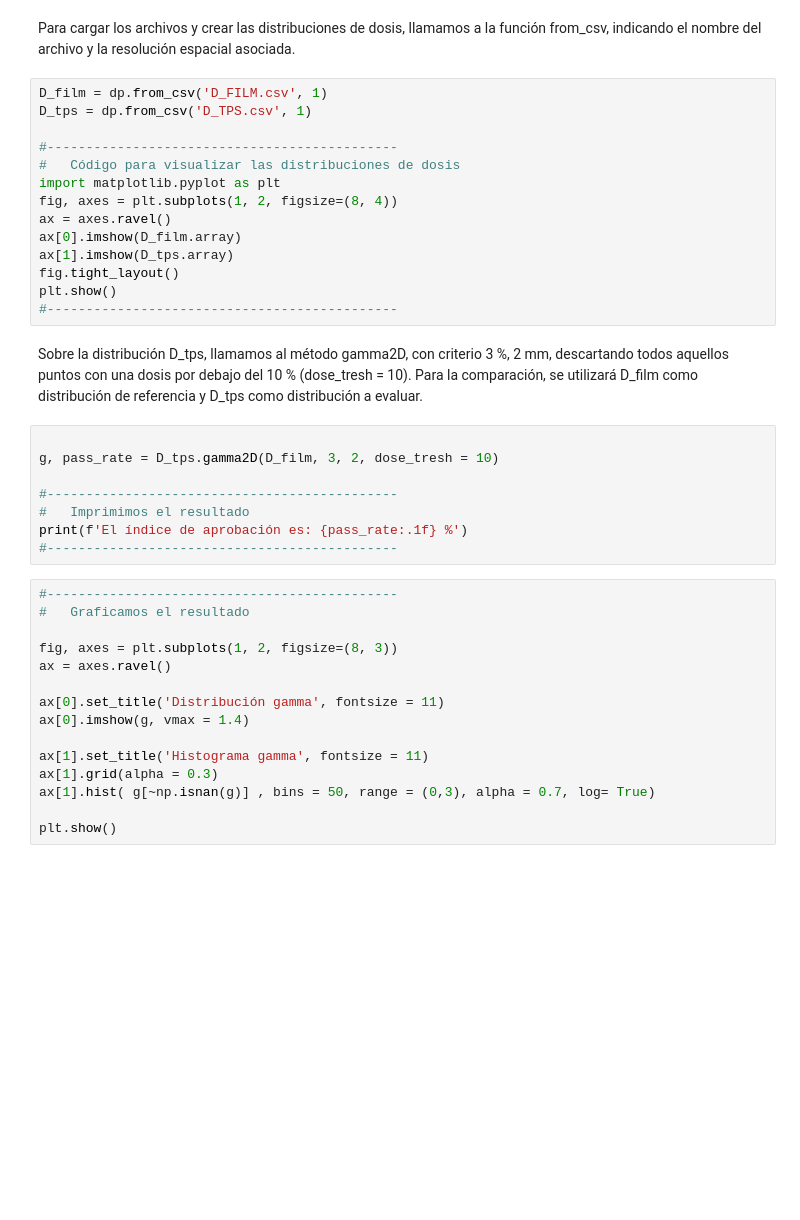
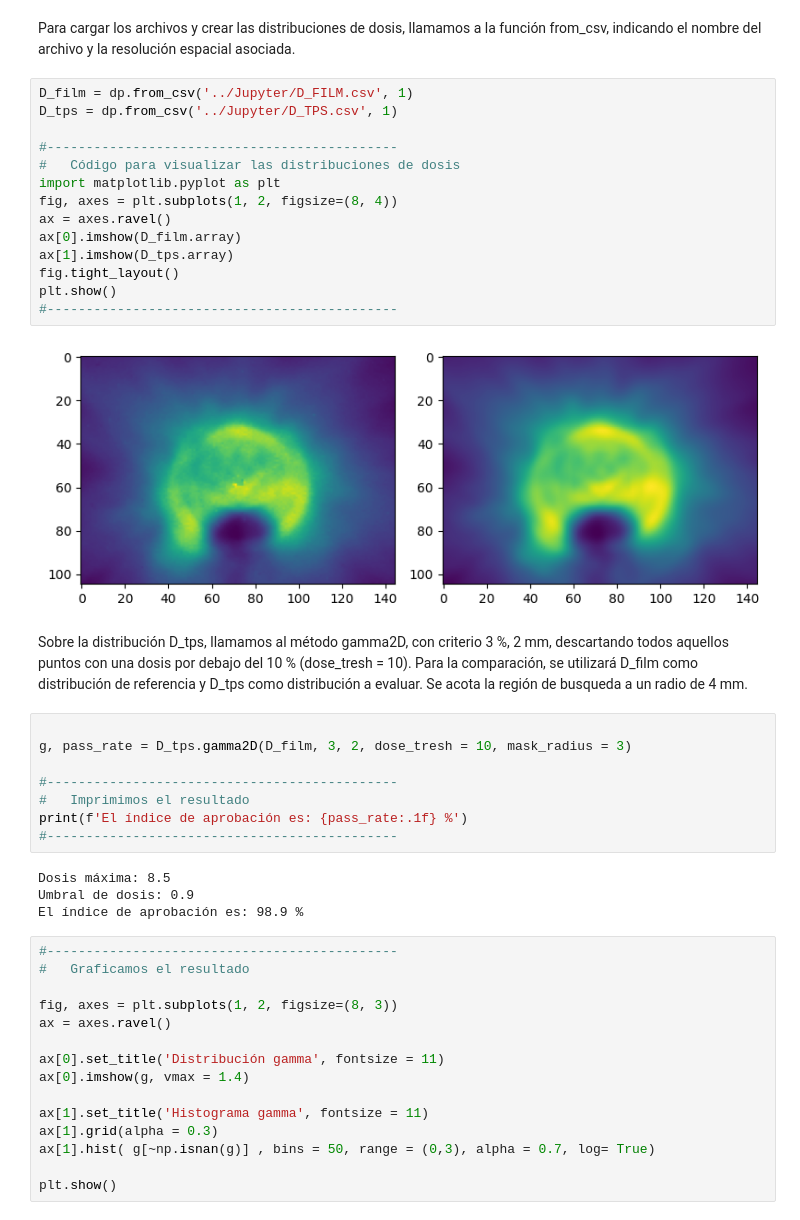
Before and after one commit to LuisOlivaresJ/Dosepy, a Jupyter notebook: docs/Jupyter_Book/JB_Dosepy_Notebook.ipynb, the cells around one changed output. Drawn from its saved outputs; the diff is of its cells as text; blank space fills up the shorter version.

```diff
--- a/docs/Jupyter_Book/JB_Dosepy_Notebook.ipynb
+++ b/docs/Jupyter_Book/JB_Dosepy_Notebook.ipynb
@@ -49,29 +78,35 @@ En Dosepy es posible cargar archivos de datos en fromato CSV (comma separate val
 # %% [markdown]
 Para cargar los archivos y crear las distribuciones de dosis, llamamos a la función from_csv, indicando el nombre del archivo y la resolución espacial asociada.
 # %%
-D_film = dp.from_csv('D_FILM.csv', 1)
-D_tps = dp.from_csv('D_TPS.csv', 1)
+D_film = dp.from_csv('../Jupyter/D_FILM.csv', 1)
+D_tps = dp.from_csv('../Jupyter/D_TPS.csv', 1)
 
 #---------------------------------------------
 #   Código para visualizar las distribuciones de dosis
 import matplotlib.pyplot as plt
 fig, axes = plt.subplots(1, 2, figsize=(8, 4))
 ax = axes.ravel()
 ax[0].imshow(D_film.array)
 ax[1].imshow(D_tps.array)
 fig.tight_layout()
 plt.show()
 #---------------------------------------------
+# %% [output]
+[figure, added]
 # %% [markdown]
-Sobre la distribución D_tps, llamamos al método gamma2D, con criterio 3 %, 2 mm, descartando todos aquellos puntos con una dosis por debajo del 10 % (dose_tresh = 10). Para la comparación, se utilizará D_film como distribución de referencia y D_tps como distribución a evaluar.
+Sobre la distribución D_tps, llamamos al método gamma2D, con criterio 3 %, 2 mm, descartando todos aquellos puntos con una dosis por debajo del 10 % (dose_tresh = 10). Para la comparación, se utilizará D_film como distribución de referencia y D_tps como distribución a evaluar. Se acota la región de busqueda a un radio de 4 mm.
 # %%
 
-g, pass_rate = D_tps.gamma2D(D_film, 3, 2, dose_tresh = 10)
+g, pass_rate = D_tps.gamma2D(D_film, 3, 2, dose_tresh = 10, mask_radius = 3)
 
 #---------------------------------------------
 #   Imprimimos el resultado
 print(f'El índice de aprobación es: {pass_rate:.1f} %')
 #---------------------------------------------
+# %% [output]
+Dosis máxima: 8.5
+Umbral de dosis: 0.9
+El índice de aprobación es: 98.9 %
 # %%
 #---------------------------------------------
 #   Graficamos el resultado
```
Also changed, not shown: parts of 7 cells of this notebook, 13 other files.
